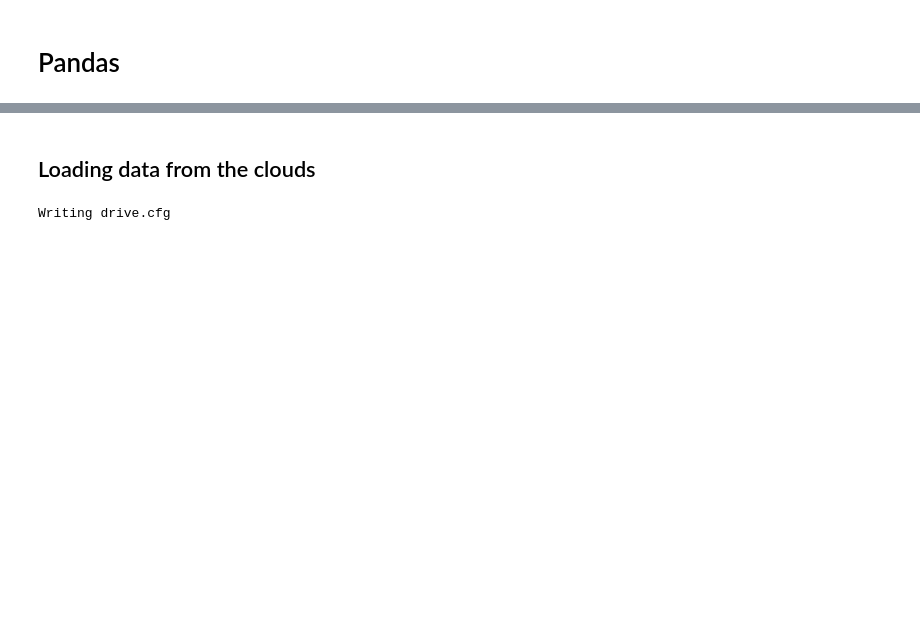
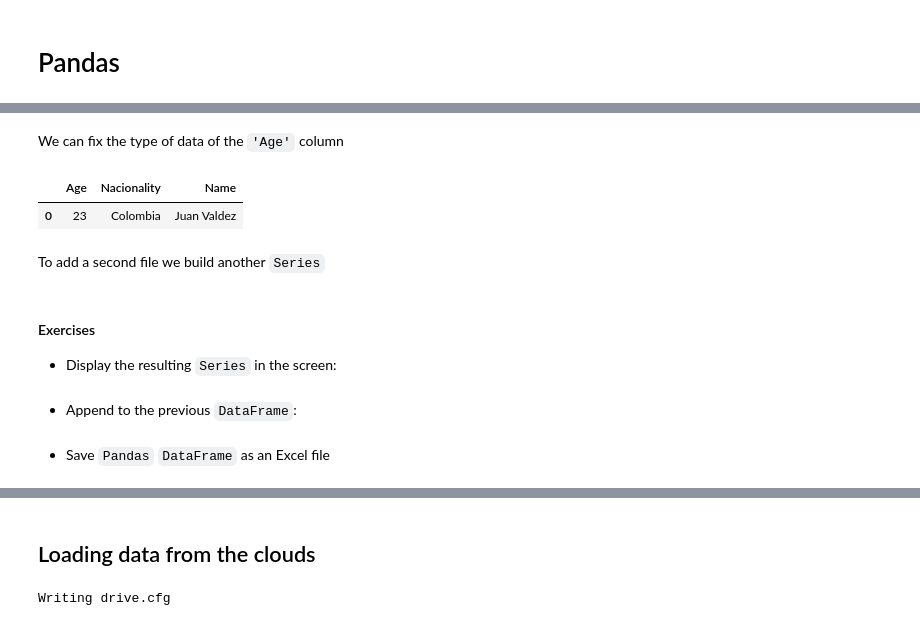
Before and after one commit to sbustamante/ComputationalMethods, a Jupyter notebook: material/Pandas.ipynb, the cells around one changed output, grey strips where cells are left out. Cells and saved outputs as stored; diff of their text form; code cells hidden in the pictures; blank space fills up the shorter version.

Commit message:
Pandas

```diff
--- a/material/Pandas.ipynb
+++ b/material/Pandas.ipynb
@@ -10,0 +72,10 @@ https://github.com/restrepo/PythonTipsAndTricks
+# %% [markdown]
+We can fix the type of data of the `'Age'` column
+# %%
+df['Age']=df.Age.astype(int)
+df
+# %% [output]
+|  | Age | Nacionality | Name |
+| 0 | 23 | Colombia | Juan Valdez |
+# %% [markdown]
+To add a second file we build another `Series`
@@ -10,0 +87,7 @@ https://github.com/restrepo/PythonTipsAndTricks
+# %% [markdown]
+#### Exercises
+* Display the resulting `Series` in the screen:
+# %% [markdown]
+* Append to the previous `DataFrame`:
+# %% [markdown]
+* Save `Pandas` `DataFrame` as an Excel file
```
Also changed, not shown: parts of 21 cells of this notebook.
